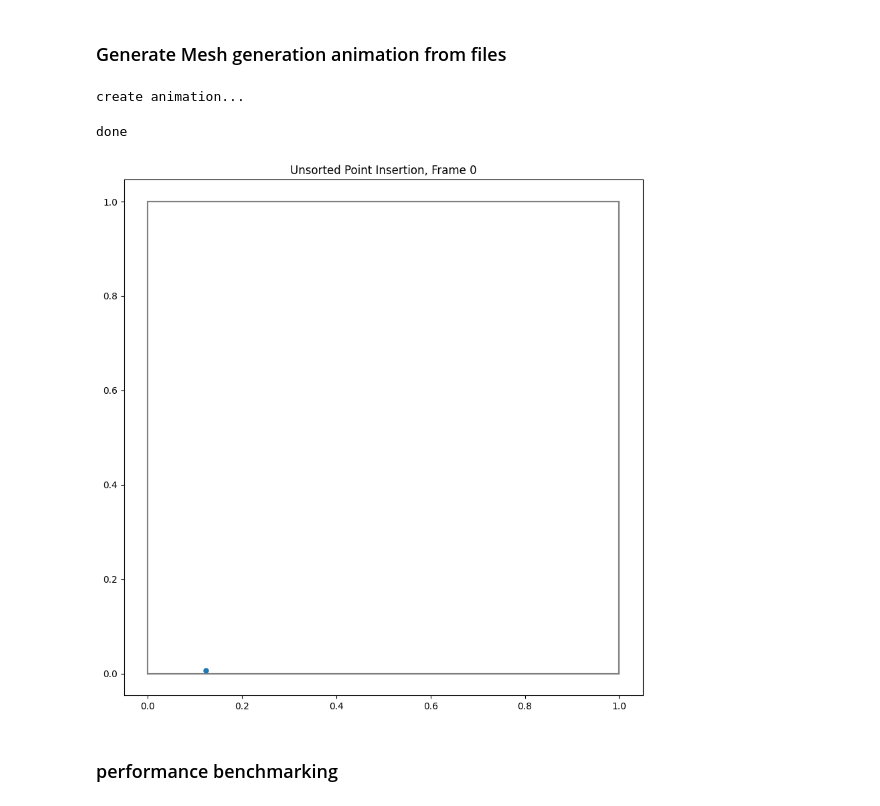
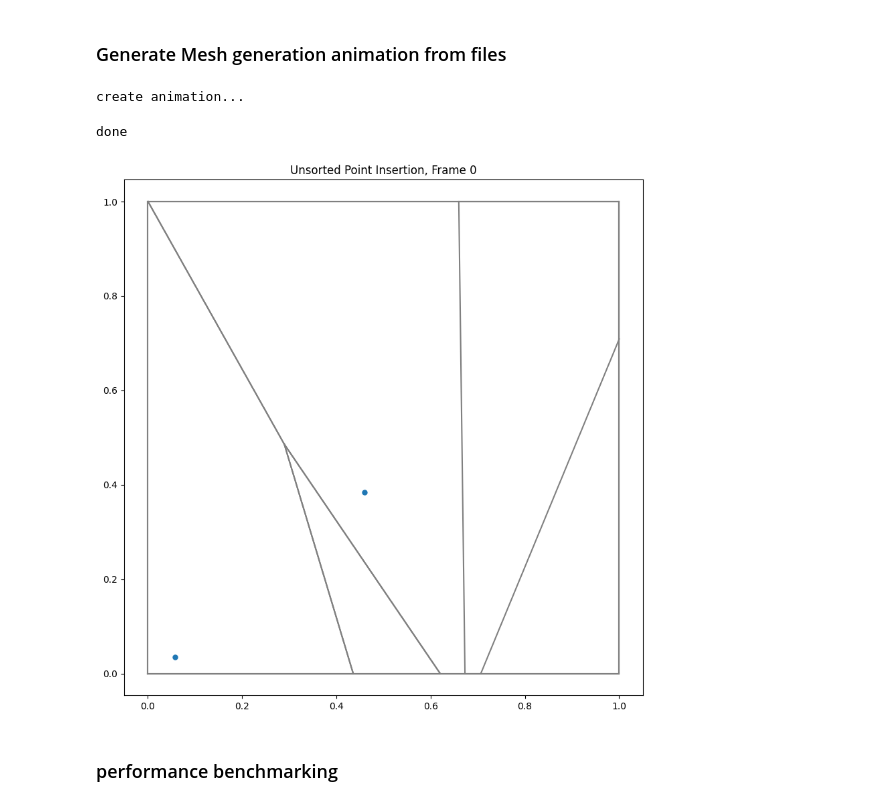
Before and after one commit to lucas56098/voronoi_mesh_project, a Jupyter notebook: animate.ipynb, the cells around one changed output. Cells and saved outputs as stored; diff of their text form; code cells hidden in the pictures.

```diff
--- a/animate.ipynb
+++ b/animate.ipynb
@@ -12,7 +12,7 @@ from tqdm import tqdm
 from scipy.optimize import curve_fit
 # %%
 # load files for first snapshot
-nr = 1
+nr = 0
 seeds = np.loadtxt('build/files/seed_list' + str(nr) +  '.csv', delimiter=',', skiprows=1)
 verticies = np.loadtxt('build/files/vertex_list' + str(nr) +  '.csv', delimiter=',', skiprows=1)
 edges = np.loadtxt('build/files/edge_list' + str(nr) +  '.csv', delimiter=',', skiprows=1)
@@ -46,6 +46,7 @@ plt.scatter(verticies[:, 0], verticies[:, 1], s=10, zorder =3)
 plt.xlim(0, 1)
 plt.ylim(0, 1)
 
+
 # save and show image
 print("saving image ...")
 plt.savefig("figures/single_picture.pdf")
@@ -124,9 +125,9 @@ def update(frame):
     plt.ylim(0,1)
 
     # load data from the current file
-    seeds = np.loadtxt(f'build/files/seed_list{frame}.csv', delimiter=',', skiprows=1)
-    verticies = np.loadtxt(f'build/files/vertex_list{frame}.csv', delimiter=',', skiprows=1)
-    edges = np.loadtxt(f'build/files/edge_list{frame}.csv', delimiter=',', skiprows=1)
+    seeds = np.loadtxt(f'build/files/seed_list{frame+1}.csv', delimiter=',', skiprows=1)
+    verticies = np.loadtxt(f'build/files/vertex_list{frame+1}.csv', delimiter=',', skiprows=1)
+    edges = np.loadtxt(f'build/files/edge_list{frame+1}.csv', delimiter=',', skiprows=1)
 
     #seeds_end = np.loadtxt(f'build/files/seed_list98.csv', delimiter=',', skiprows=1)
     #plt.scatter(seeds_end[:, 0], seeds_end[:, 1], s=25, zorder = 2)
@@ -138,36 +139,36 @@ def update(frame):
     # optional : scatter seeds and verticies
     if frame == 0:
         plt.scatter(seeds[0], seeds[1], s = 25, zorder = 2)
     else:
         plt.scatter(seeds[:, 0], seeds[:, 1], s=25, zorder=2)
     #plt.scatter(verticies[:, 0], verticies[:, 1], s=10, zorder=3)
 
 
     # title and stuff
     plt.title(f'Unsorted Point Insertion, Frame {frame}')
     plt.axis('equal')  # Keep the aspect ratio equal for better visualization
     progress_bar.update(1)
     #print(frame)
 
 
 # Number of frames (assuming you have files numbered from 0 to num_frames)
-num_frames = 999
-frames_per_second = 20
+num_frames = 111
+frames_per_second = 4
 
 # Create the animation
 print('create animation...')
 animation = FuncAnimation(plt.figure(figsize=(10, 10)), update, frames=num_frames, interval=200, repeat=False)
 
 # Save the animation as a GIF using Pillow writer
 animation_file = 'figures/voronoi_animation.gif'
 progress_bar = tqdm(total=num_frames, position=0, leave=True)
 animation.save(animation_file, writer='pillow', fps=frames_per_second)
 progress_bar.close()
 print('done')
 # %% [output]
 create animation...
 done
-[figure, old version]
+[figure, new version]
 # %% [markdown]
 ### performance benchmarking
 # %%
```
Also changed, not shown: parts of 4 cells of this notebook, 16 other files.
